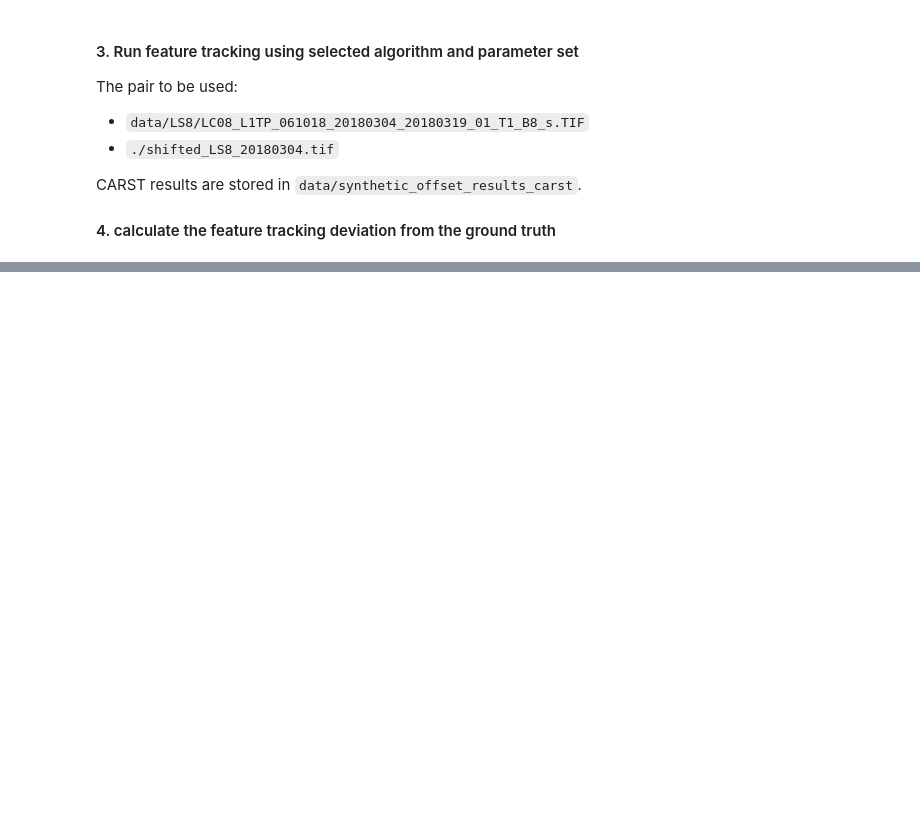
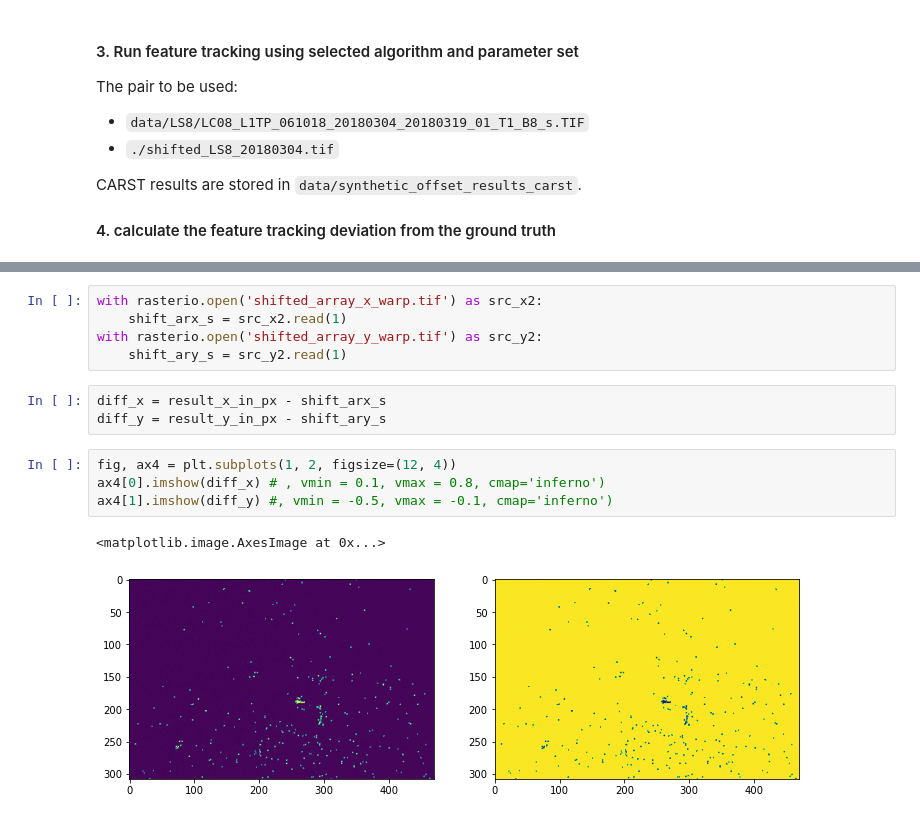
Before and after one commit to whyjz/GLAFT, a Jupyter notebook: notebooks/synthetic_displacement/metric_synthetic.ipynb, the cells around one changed output, grey strips where cells are left out. Drawn from its saved outputs; the diff is of its cells as text; blank space fills up the shorter version.

```diff
--- a/notebooks/synthetic_displacement/metric_synthetic.ipynb
+++ b/notebooks/synthetic_displacement/metric_synthetic.ipynb
@@ -121,0 +148,15 @@ array([[ 0.       ,  0.03125  , -0.0625   , ..., -0.875    , -0.875    ,
+# %%
+with rasterio.open('shifted_array_x_warp.tif') as src_x2:
+    shift_arx_s = src_x2.read(1)
+with rasterio.open('shifted_array_y_warp.tif') as src_y2:
+    shift_ary_s = src_y2.read(1)
+# %%
+diff_x = result_x_in_px - shift_arx_s
+diff_y = result_y_in_px - shift_ary_s
+# %%
+fig, ax4 = plt.subplots(1, 2, figsize=(12, 4))
+ax4[0].imshow(diff_x) # , vmin = 0.1, vmax = 0.8, cmap='inferno')
+ax4[1].imshow(diff_y) #, vmin = -0.5, vmax = -0.1, cmap='inferno')
+# %% [output]
+<matplotlib.image.AxesImage at 0x...>
+[figure, added]
```
Also changed, not shown: parts of 14 cells of this notebook, 1 other file.
